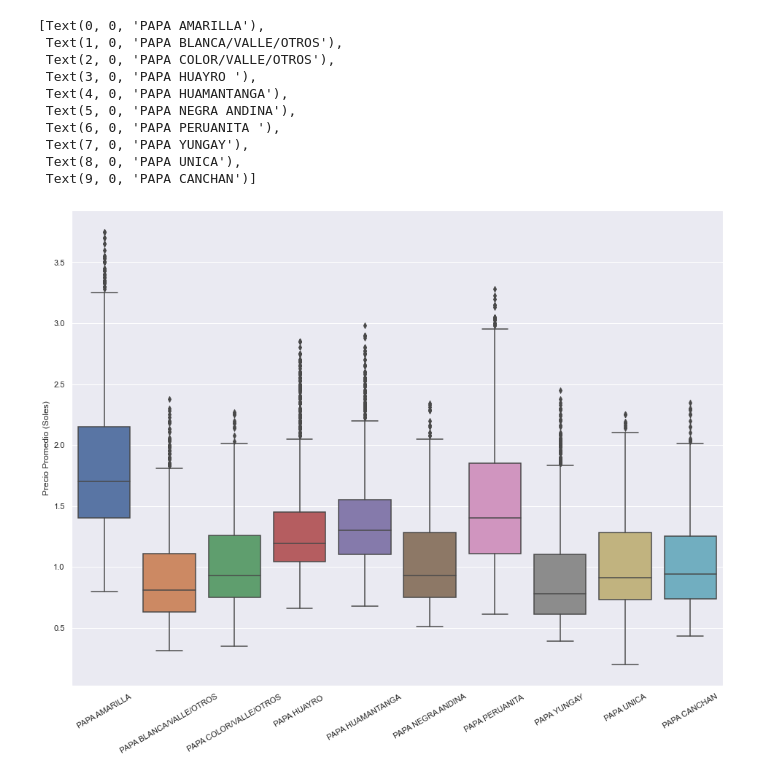
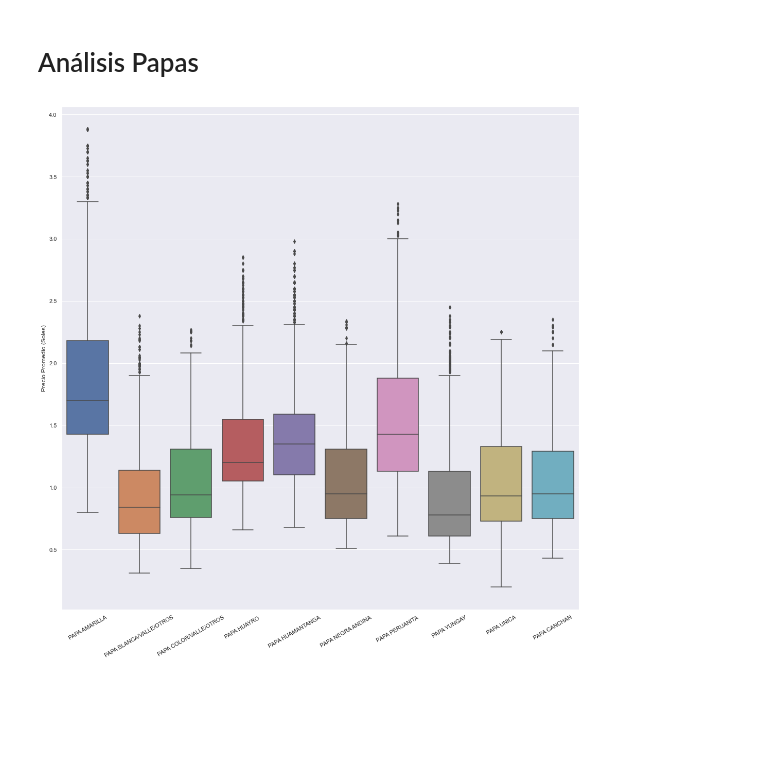
Before and after one commit to AlejandroGH97/tesis, a Jupyter notebook: Analysis/EDA.ipynb, the cells around one changed output. Cells and saved outputs as stored; diff of their text form; code cells hidden in the pictures; blank space fills up the shorter version.

```diff
--- a/Analysis/EDA.ipynb
+++ b/Analysis/EDA.ipynb
@@ -3,4 +5,4 @@ import pandas as pd
 import seaborn as sns
 import matplotlib.pylab as plt
 # %%
-sns.set(rc={'figure.figsize':(16,12)})
+sns.set(rc={'figure.figsize':(18,18)})
@@ -64,19 +106,13 @@ fig.savefig("cebolla.png")
+# %% [markdown]
+# Análisis Papas
 # %%
 papas = data[data.producto.astype(str).str.contains("PAPA")]
 ax = sns.boxplot(x="producto",y="precio_mean",data=papas)
 ax.set_xlabel("")
 ax.set_ylabel("Precio Promedio (Soles)")
 ax.set_xticklabels([label.get_text().split("(")[0] for label in ax.get_xticklabels()],rotation=30)
+fig = ax.get_figure()
+fig.savefig("./Graphs/box_papa.png")
 # %% [output]
-[Text(0, 0, 'PAPA AMARILLA'),
- Text(1, 0, 'PAPA BLANCA/VALLE/OTROS'),
- Text(2, 0, 'PAPA COLOR/VALLE/OTROS'),
- Text(3, 0, 'PAPA HUAYRO '),
- Text(4, 0, 'PAPA HUAMANTANGA'),
- Text(5, 0, 'PAPA NEGRA ANDINA'),
- Text(6, 0, 'PAPA PERUANITA '),
- Text(7, 0, 'PAPA YUNGAY'),
- Text(8, 0, 'PAPA UNICA'),
- Text(9, 0, 'PAPA CANCHAN')]
-[figure, old version]
+[figure, new version]
 # %%
```
Also changed, not shown: parts of 33 cells of this notebook, 38 other files.
